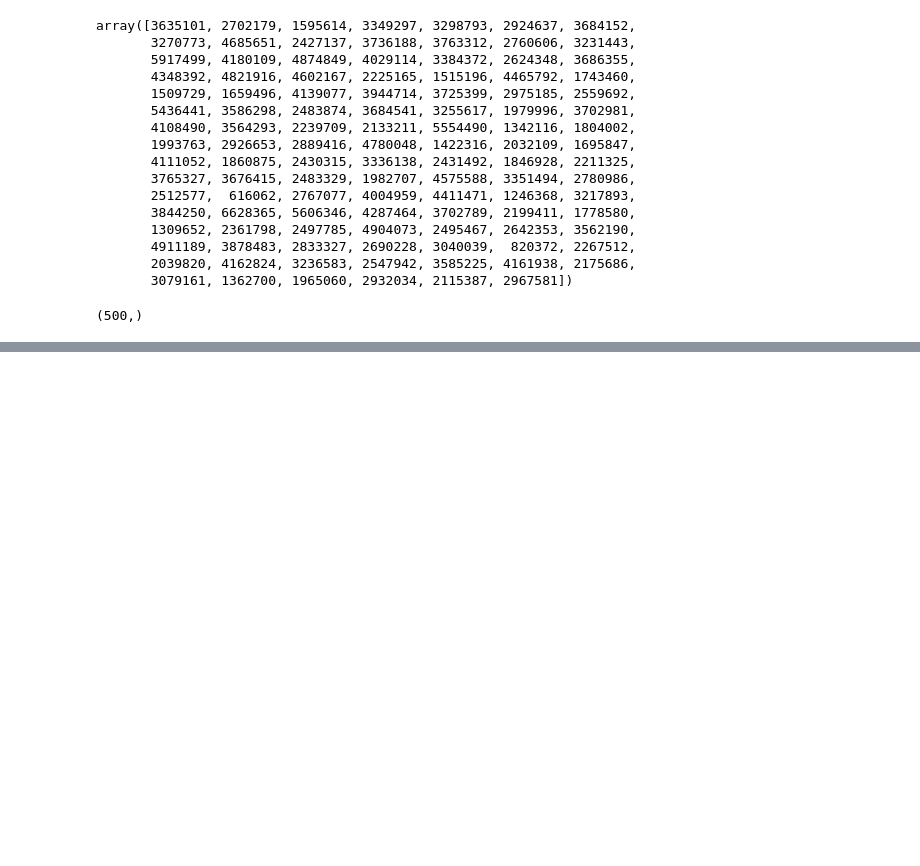
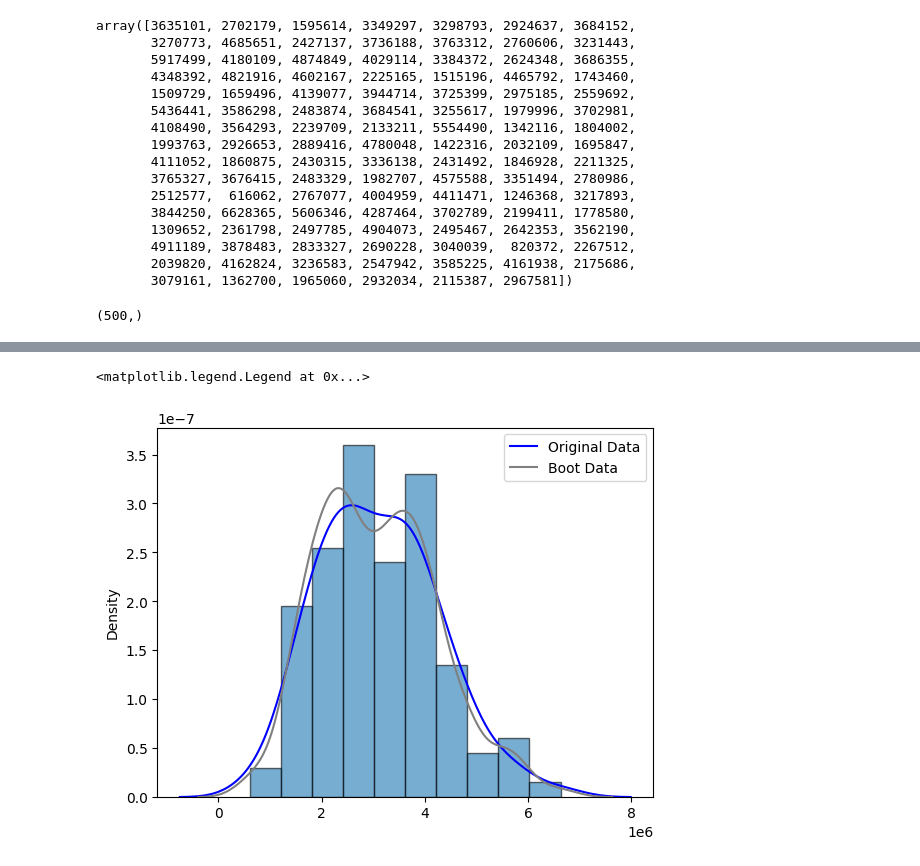
Before and after one commit to jtdocter27/Engineering-Probability---Statistics, a Jupyter notebook: R_project.ipynb, the cells around one changed output, grey strips where cells are left out. Drawn from its saved outputs; the diff is of its cells as text; code cells hidden in the pictures; blank space fills up the shorter version.

```diff
--- a/R_project.ipynb
+++ b/R_project.ipynb
@@ -387,0 +449,8 @@ plt.show()
+# %%
+plt.hist(may, density=True, alpha = 0.6, edgecolor = 'black')
+sns.kdeplot(may, color='blue', label='Original Data')
+sns.kdeplot(boot_data, color='grey', alpha=1, label = 'Boot Data')
+plt.legend()
+# %% [output]
+<matplotlib.legend.Legend at 0x...>
+[figure, added]
```
Also changed, not shown: parts of 7 cells of this notebook.
